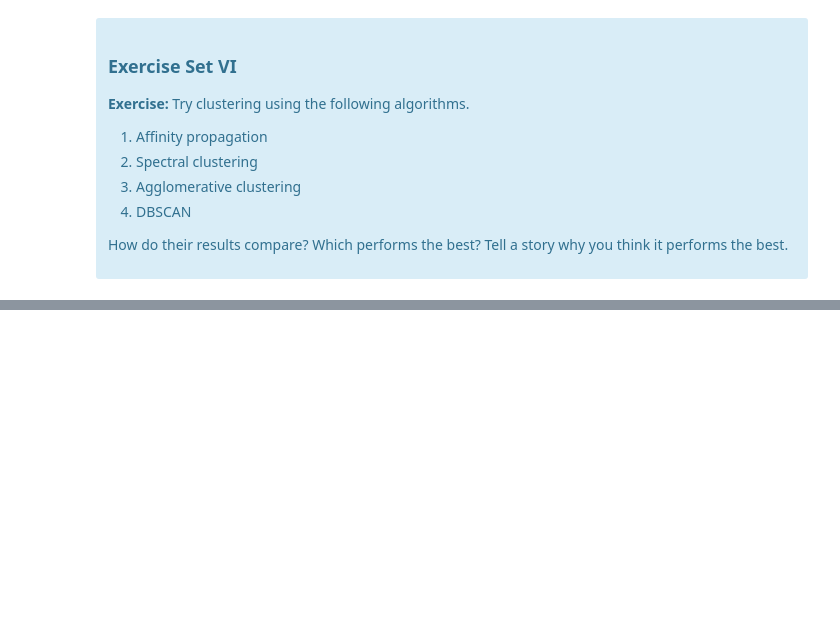
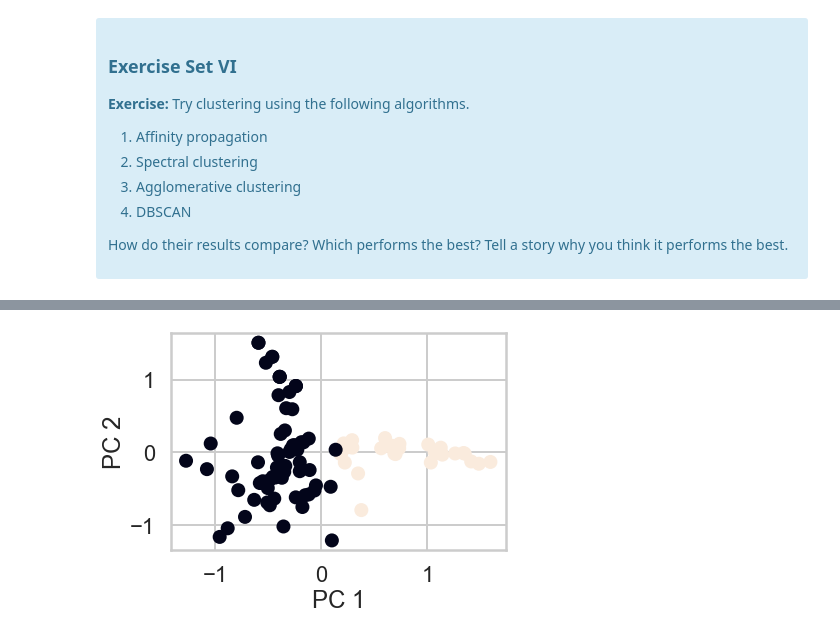
Before and after one commit to clementchen163/CaseStudyKMeans, a Jupyter notebook: Clustering Case Study - Customer Segmentation with K-Means - Tier 3.ipynb, the cells around one changed output, grey strips where cells are left out. Drawn from its saved outputs; the diff is of its cells as text; code cells hidden in the pictures; blank space fills up the shorter version.

```diff
--- a/Clustering Case Study - Customer Segmentation with K-Means - Tier 3.ipynb
+++ b/Clustering Case Study - Customer Segmentation with K-Means - Tier 3.ipynb
@@ -637,0 +654,7 @@ Source: http://scikit-learn.org/stable/modules/clustering.html
+# %%
+plt.xlabel('PC 1')
+plt.ylabel('PC 2')
+plt.scatter(x, y, c=Spec.labels_)
+plt.show()
+# %% [output]
+[figure, added]
```
Also changed, not shown: parts of 10 cells of this notebook.
